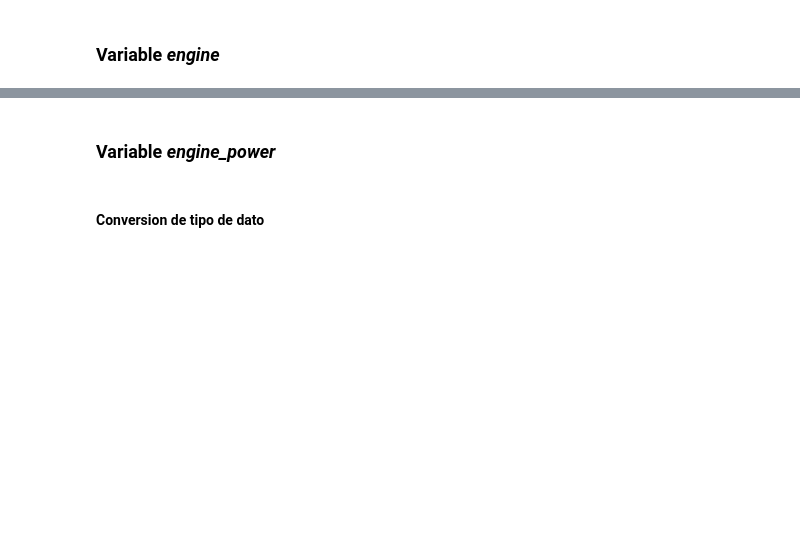
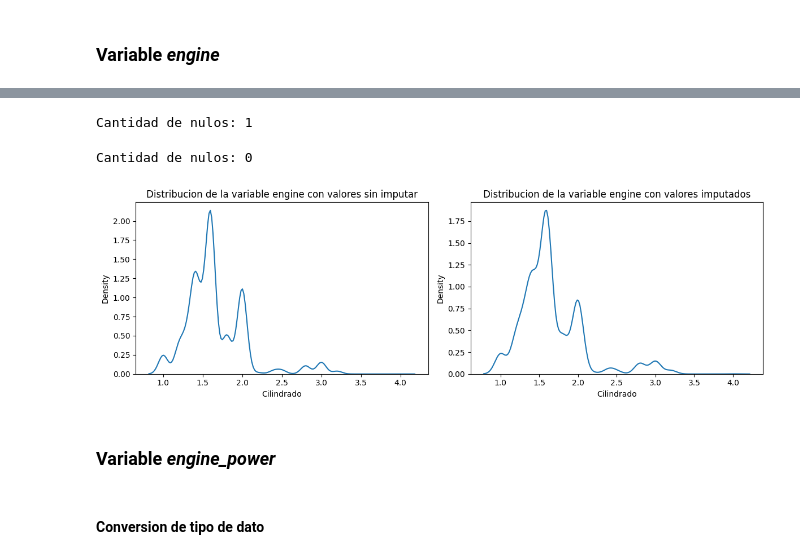
Before and after one commit to arielRas/UsedCarPricePredict-MercadoLibre, a Jupyter notebook: CarPricePredict.ipynb, the cells around one changed output, grey strips where cells are left out. Drawn from its saved outputs; the diff is of its cells as text; code cells hidden in the pictures; blank space fills up the shorter version.

Commit message:
Se modifican las acciones para la variable engine

```diff
--- a/CarPricePredict.ipynb
+++ b/CarPricePredict.ipynb
@@ -142,0 +189,23 @@ df.drop(columns='engine', inplace=True)
+# %%
+df.engine = df.apply(lambda x: get_median(x.model) if pd.isna(x.engine) else x.engine, axis=1)
+print(f'Cantidad de nulos: {df.engine.isna().sum()}')
+# %% [output]
+Cantidad de nulos: 1
+# %%
+df.dropna(inplace=True)
+print(f'Cantidad de nulos: {df.engine.isna().sum()}')
+# %% [output]
+Cantidad de nulos: 0
+# %%
+fig, ax = plt.subplots(nrows=1, ncols=2, figsize=(12,4))
+sns.kdeplot(x=var_nan, ax=ax[0])
+ax[0].set_title('Distribucion de la variable engine con valores sin imputar')
+ax[0].set_xlabel('Cilindrado')
+
+sns.kdeplot(x=df.engine, ax=ax[1])
+ax[1].set_title('Distribucion de la variable engine con valores imputados')
+ax[1].set_xlabel('Cilindrado')
+plt.tight_layout()
+plt.show()
+# %% [output]
+[figure, added]
```
Also changed, not shown: parts of 18 cells of this notebook.
